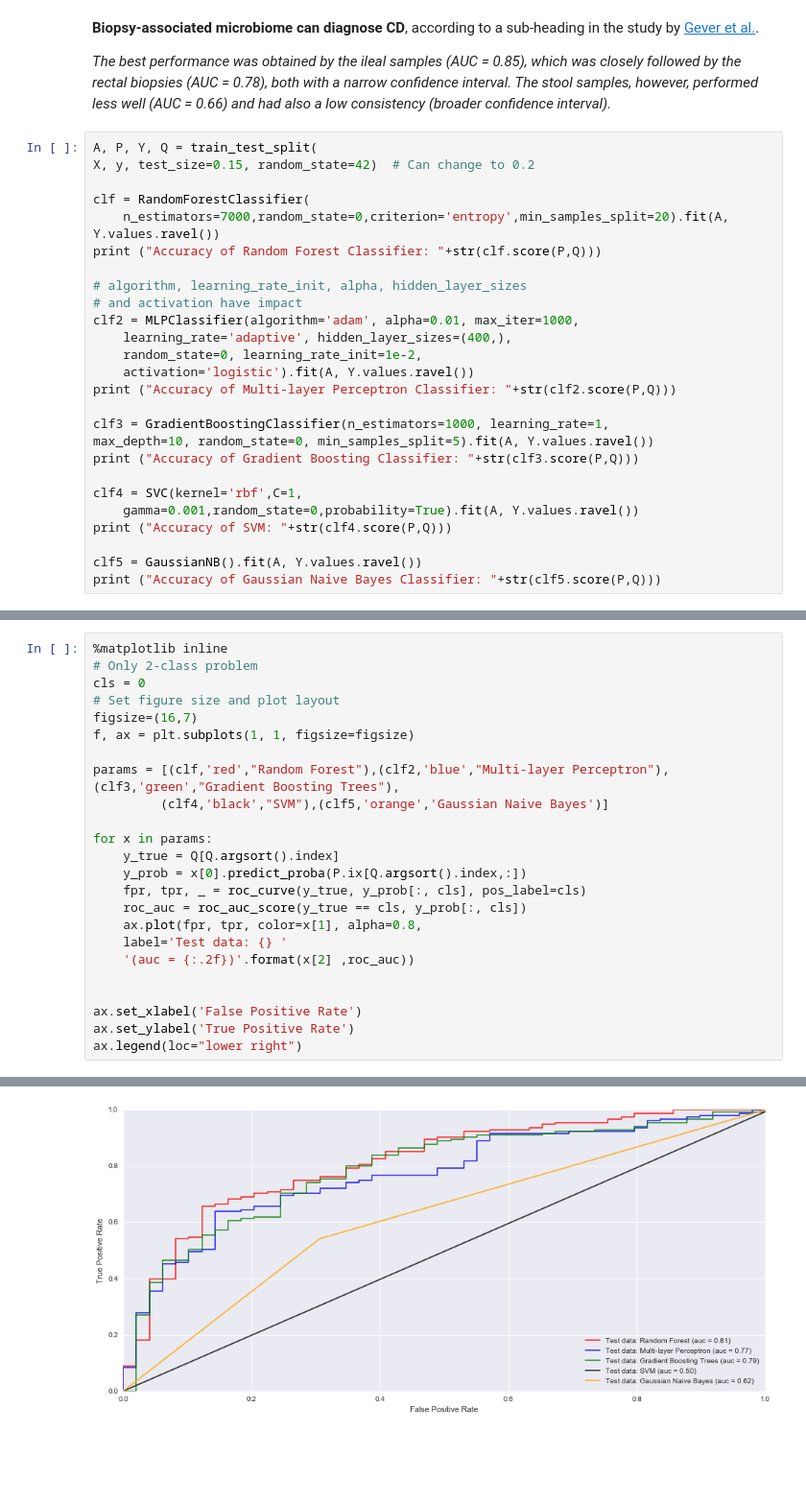
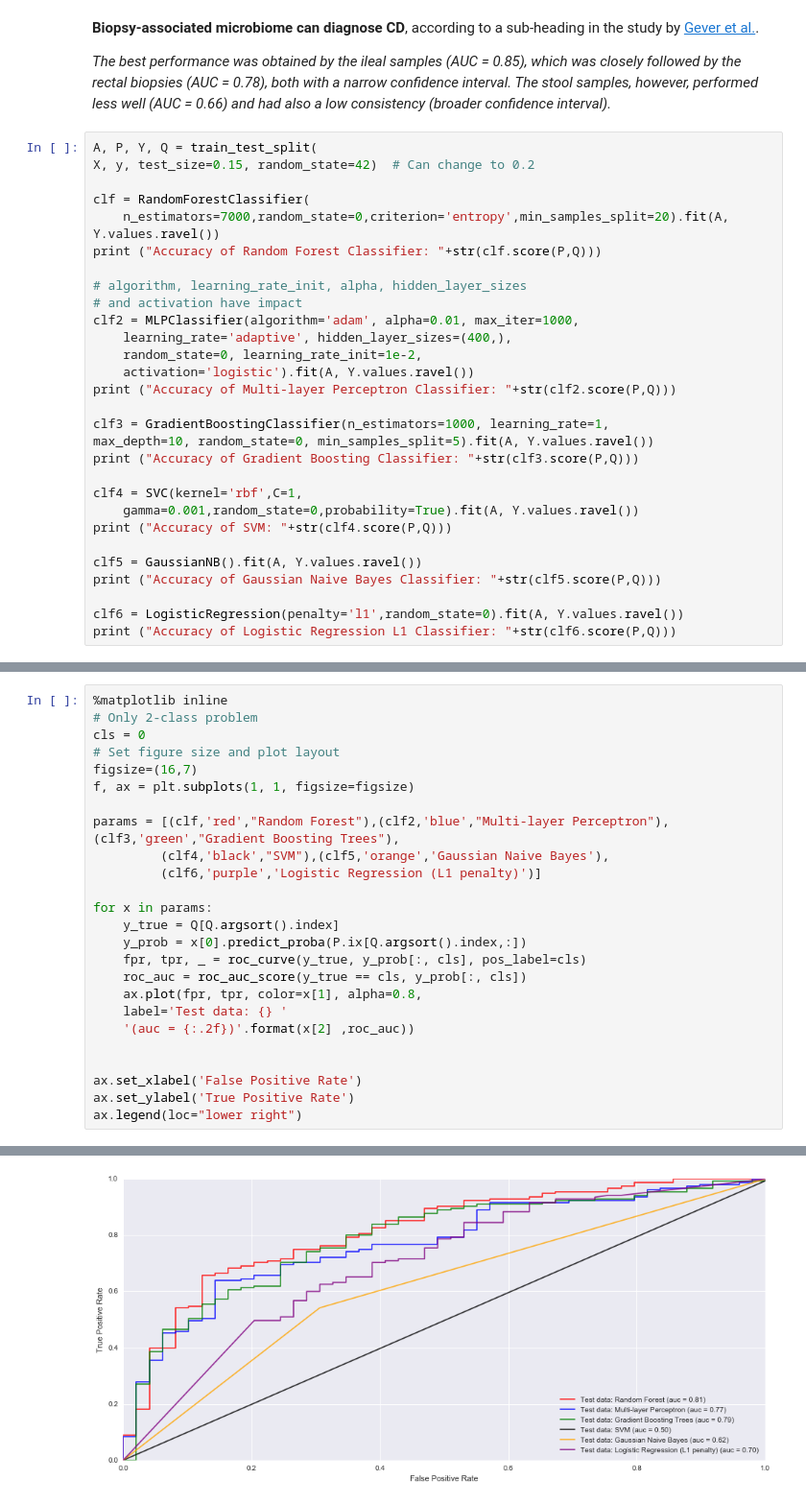
Before and after one commit to alifar76/baxter-diagnostic, a Jupyter notebook: src/Gever.ipynb, the cells around one changed output, grey strips where cells are left out. Shown: that part at 96% size. Cells and saved outputs as stored; diff of their text form; blank space fills up the shorter version.

Commit message:
added l1 sparse logistic regression

```diff
--- a/src/Gever.ipynb
+++ b/src/Gever.ipynb
@@ -94,6 +83,9 @@ print ("Accuracy of SVM: "+str(clf4.score(P,Q)))
 
 clf5 = GaussianNB().fit(A, Y.values.ravel())
 print ("Accuracy of Gaussian Naive Bayes Classifier: "+str(clf5.score(P,Q)))
+
+clf6 = LogisticRegression(penalty='l1',random_state=0).fit(A, Y.values.ravel())
+print ("Accuracy of Logistic Regression L1 Classifier: "+str(clf6.score(P,Q)))
 # %% [output]
 Accuracy of Random Forest Classifier: 0.794117647059
 Accuracy of Multi-layer Perceptron Classifier: 0.769607843137
@@ -103,27 +96,28 @@ Accuracy of Gaussian Naive Bayes Classifier: 0.578431372549
 # %%
 %matplotlib inline
 # Only 2-class problem
 cls = 0
 # Set figure size and plot layout
 figsize=(16,7)
 f, ax = plt.subplots(1, 1, figsize=figsize)
 
 params = [(clf,'red',"Random Forest"),(clf2,'blue',"Multi-layer Perceptron"),(clf3,'green',"Gradient Boosting Trees"),
-         (clf4,'black',"SVM"),(clf5,'orange','Gaussian Naive Bayes')]
+         (clf4,'black',"SVM"),(clf5,'orange','Gaussian Naive Bayes'),
+         (clf6,'purple','Logistic Regression (L1 penalty)')]
 
 for x in params:
     y_true = Q[Q.argsort().index]
     y_prob = x[0].predict_proba(P.ix[Q.argsort().index,:])
     fpr, tpr, _ = roc_curve(y_true, y_prob[:, cls], pos_label=cls)
     roc_auc = roc_auc_score(y_true == cls, y_prob[:, cls])
     ax.plot(fpr, tpr, color=x[1], alpha=0.8,
     label='Test data: {} '
     '(auc = {:.2f})'.format(x[2] ,roc_auc))
 
 
 ax.set_xlabel('False Positive Rate')
 ax.set_ylabel('True Positive Rate')
 ax.legend(loc="lower right")
 # %% [output]
 <matplotlib.legend.Legend at 0x...>
-[figure, old version]
+[figure, new version]
```
Also changed, not shown: parts of 3 cells of this notebook.
